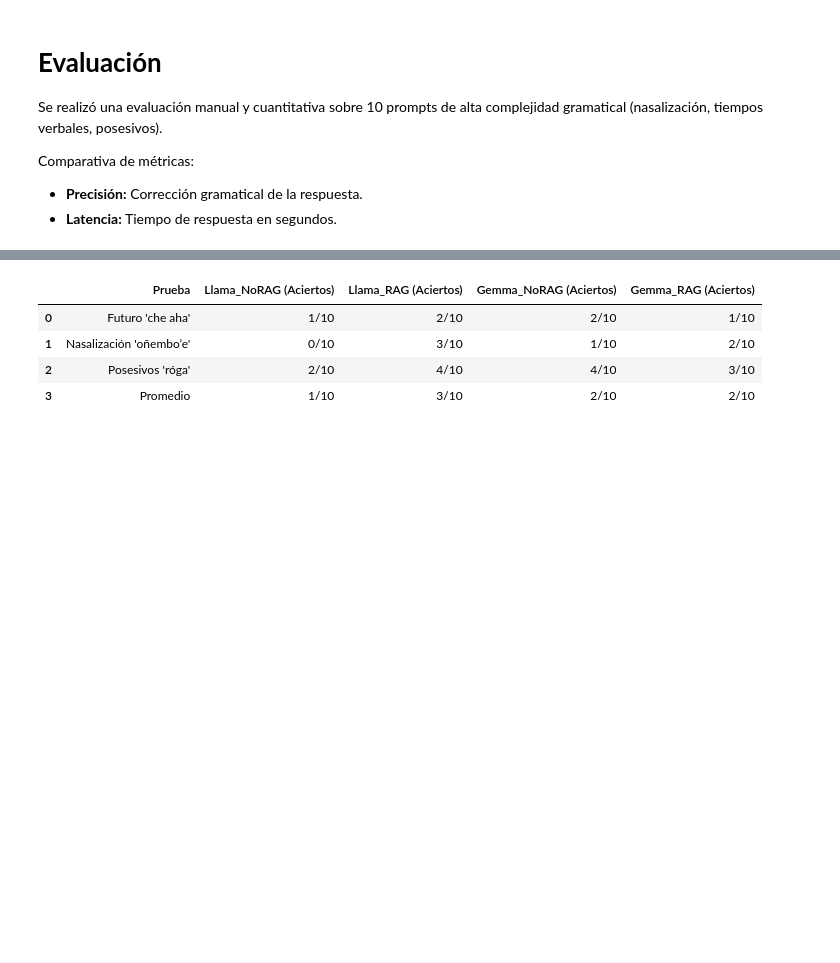
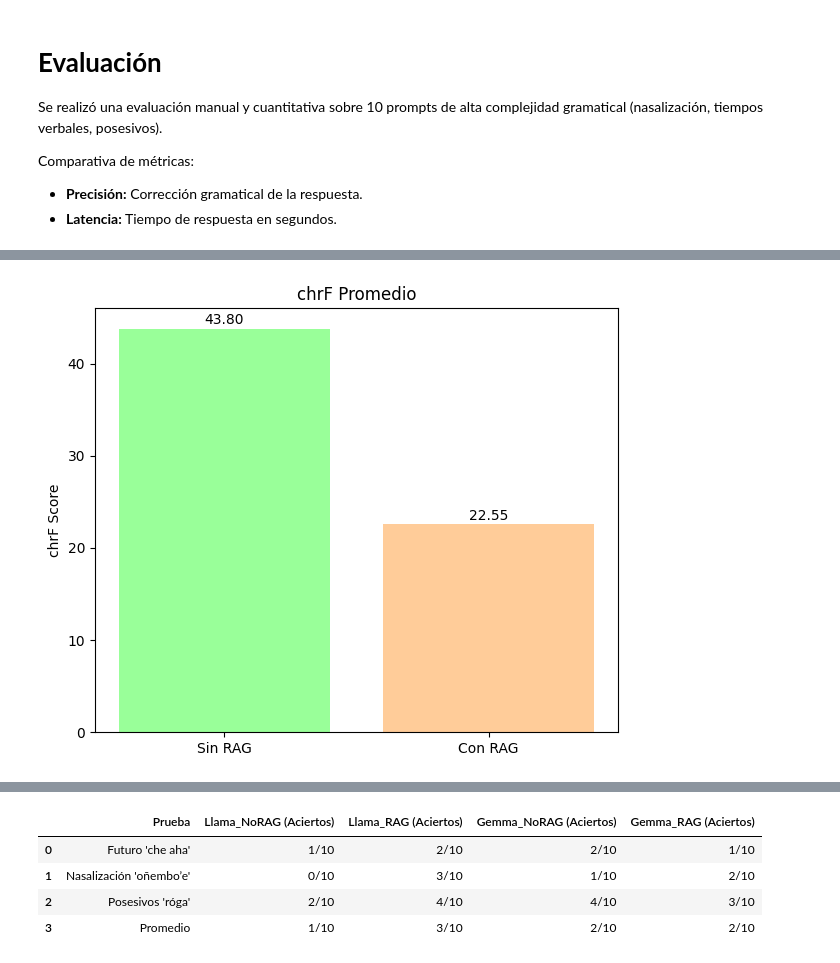
Before and after one commit to onolf/guarani-rag-2025, a Jupyter notebook: guarani_pln_2025.ipynb, the cells around one changed output, grey strips where cells are left out. Saved outputs shown, nothing was run; the diff lists cells and outputs as text; code cells hidden in the pictures; blank space fills up the shorter version.

```diff
--- a/guarani_pln_2025.ipynb
+++ b/guarani_pln_2025.ipynb
@@ -487,0 +586,19 @@ plt.show()
+# %%
+# Calcular promedios de chrF para 'Sin RAG' y 'Con RAG'
+avg_chrf_sin_rag = sin_rag_metrics['chrF_Promedio'].mean()
+avg_chrf_con_rag = con_rag_metrics['chrF_Promedio'].mean()
+
+# Gráfico de chrF Promedio
+fig, ax = plt.subplots(1, 1, figsize=(6, 5)) # Un solo gráfico
+
+# chrF Promedio
+ax.bar(["Sin RAG", "Con RAG"], [avg_chrf_sin_rag, avg_chrf_con_rag], color=['#99ff99','#ffcc99'])
+ax.set_title("chrF Promedio")
+ax.set_ylabel("chrF Score")
+ax.text(0, avg_chrf_sin_rag + 0.5, f"{avg_chrf_sin_rag:.2f}", ha='center')
+ax.text(1, avg_chrf_con_rag + 0.5, f"{avg_chrf_con_rag:.2f}", ha='center')
+
+plt.tight_layout()
+plt.show()
+# %% [output]
+[figure, added]
```
Also changed, not shown: parts of 43 cells of this notebook, 2 other files.
